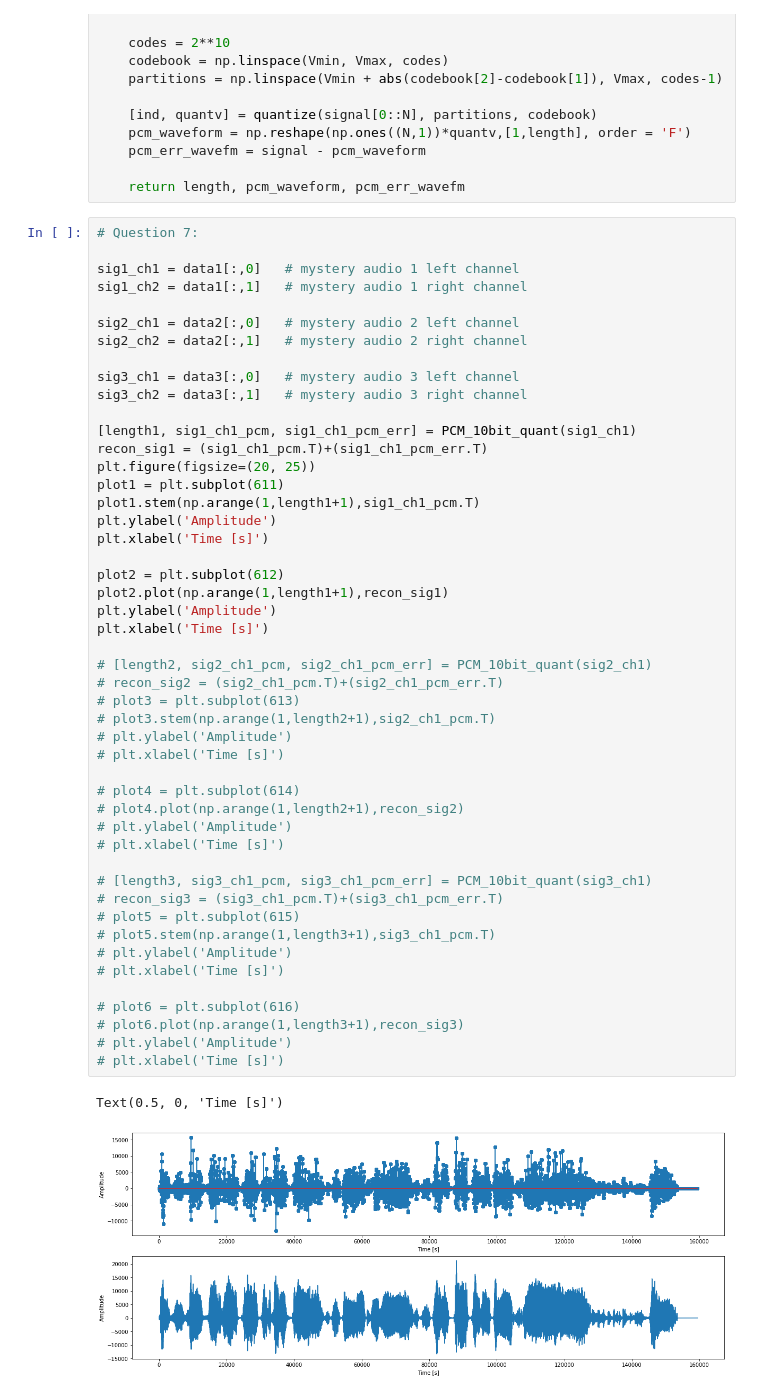
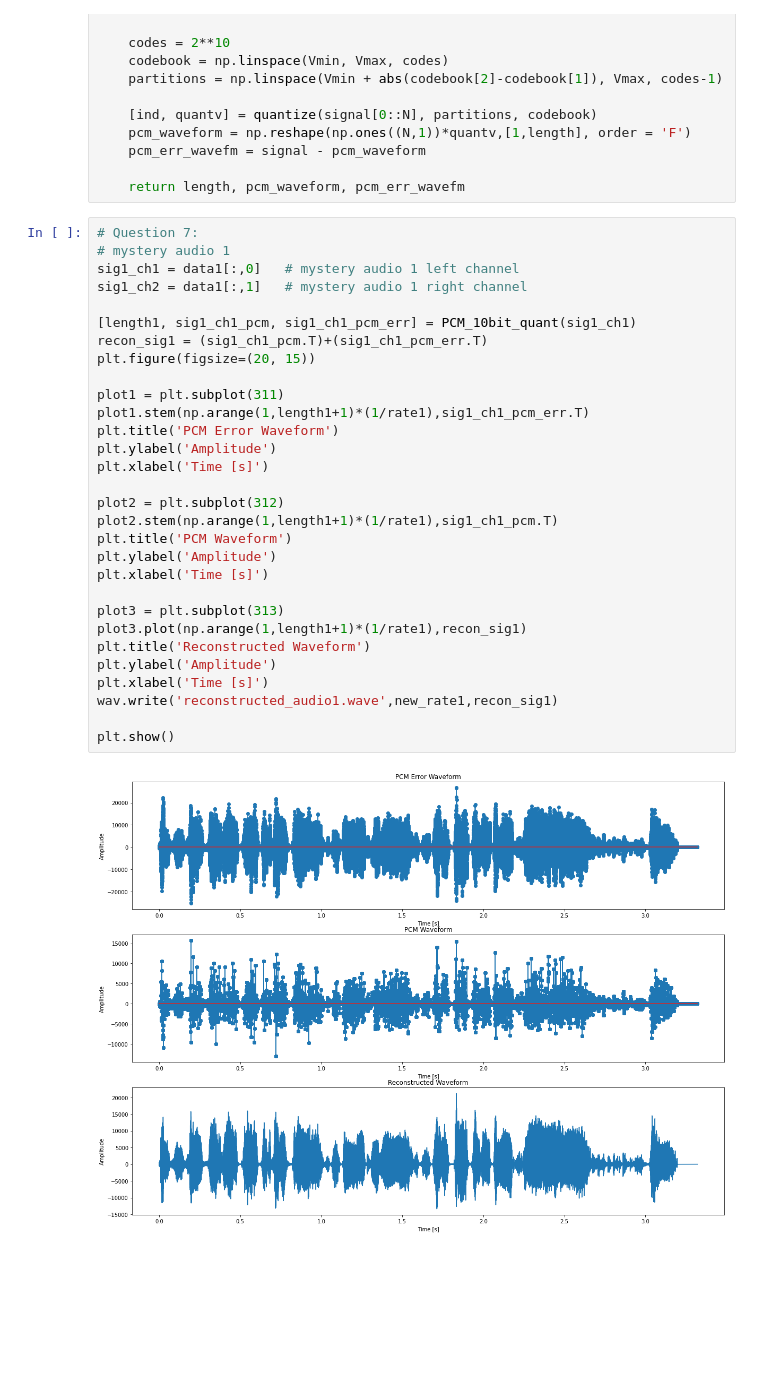
Before and after one commit to eewilliams-wpi/ECE3311_Team6, a Jupyter notebook: proj2_selina.ipynb, the cells around one changed output. Cells and saved outputs as stored; diff of their text form; blank space fills up the shorter version.

```diff
--- a/proj2_selina.ipynb
+++ b/proj2_selina.ipynb
@@ -392,52 +405,33 @@ def PCM_10bit_quant(signal):
     return length, pcm_waveform, pcm_err_wavefm
 # %%
 # Question 7:
-
+# mystery audio 1
 sig1_ch1 = data1[:,0]   # mystery audio 1 left channel
 sig1_ch2 = data1[:,1]   # mystery audio 1 right channel
 
-sig2_ch1 = data2[:,0]   # mystery audio 2 left channel
-sig2_ch2 = data2[:,1]   # mystery audio 2 right channel
-
-sig3_ch1 = data3[:,0]   # mystery audio 3 left channel
-sig3_ch2 = data3[:,1]   # mystery audio 3 right channel
-
 [length1, sig1_ch1_pcm, sig1_ch1_pcm_err] = PCM_10bit_quant(sig1_ch1)
 recon_sig1 = (sig1_ch1_pcm.T)+(sig1_ch1_pcm_err.T)
-plt.figure(figsize=(20, 25))
-plot1 = plt.subplot(611)
-plot1.stem(np.arange(1,length1+1),sig1_ch1_pcm.T)
+plt.figure(figsize=(20, 15))
+
+plot1 = plt.subplot(311)
+plot1.stem(np.arange(1,length1+1)*(1/rate1),sig1_ch1_pcm_err.T)
+plt.title('PCM Error Waveform')
 plt.ylabel('Amplitude')
 plt.xlabel('Time [s]')
 
-plot2 = plt.subplot(612)
-plot2.plot(np.arange(1,length1+1),recon_sig1)
+plot2 = plt.subplot(312)
+plot2.stem(np.arange(1,length1+1)*(1/rate1),sig1_ch1_pcm.T)
+plt.title('PCM Waveform')
 plt.ylabel('Amplitude')
 plt.xlabel('Time [s]')
 
-# [length2, sig2_ch1_pcm, sig2_ch1_pcm_err] = PCM_10bit_quant(sig2_ch1)
-# recon_sig2 = (sig2_ch1_pcm.T)+(sig2_ch1_pcm_err.T)
-# plot3 = plt.subplot(613)
-# plot3.stem(np.arange(1,length2+1),sig2_ch1_pcm.T)
-# plt.ylabel('Amplitude')
-# plt.xlabel('Time [s]')
+plot3 = plt.subplot(313)
+plot3.plot(np.arange(1,length1+1)*(1/rate1),recon_sig1)
+plt.title('Reconstructed Waveform')
+plt.ylabel('Amplitude')
+plt.xlabel('Time [s]')
+wav.write('reconstructed_audio1.wave',new_rate1,recon_sig1)
 
-# plot4 = plt.subplot(614)
-# plot4.plot(np.arange(1,length2+1),recon_sig2)
-# plt.ylabel('Amplitude')
-# plt.xlabel('Time [s]')
-
-# [length3, sig3_ch1_pcm, sig3_ch1_pcm_err] = PCM_10bit_quant(sig3_ch1)
-# recon_sig3 = (sig3_ch1_pcm.T)+(sig3_ch1_pcm_err.T)
-# plot5 = plt.subplot(615)
-# plot5.stem(np.arange(1,length3+1),sig3_ch1_pcm.T)
-# plt.ylabel('Amplitude')
-# plt.xlabel('Time [s]')
-
-# plot6 = plt.subplot(616)
-# plot6.plot(np.arange(1,length3+1),recon_sig3)
-# plt.ylabel('Amplitude')
-# plt.xlabel('Time [s]')
+plt.show()
 # %% [output]
-Text(0.5, 0, 'Time [s]')
-[figure, old version]
+[figure, new version]
```
Also changed, not shown: parts of 5 cells of this notebook.
